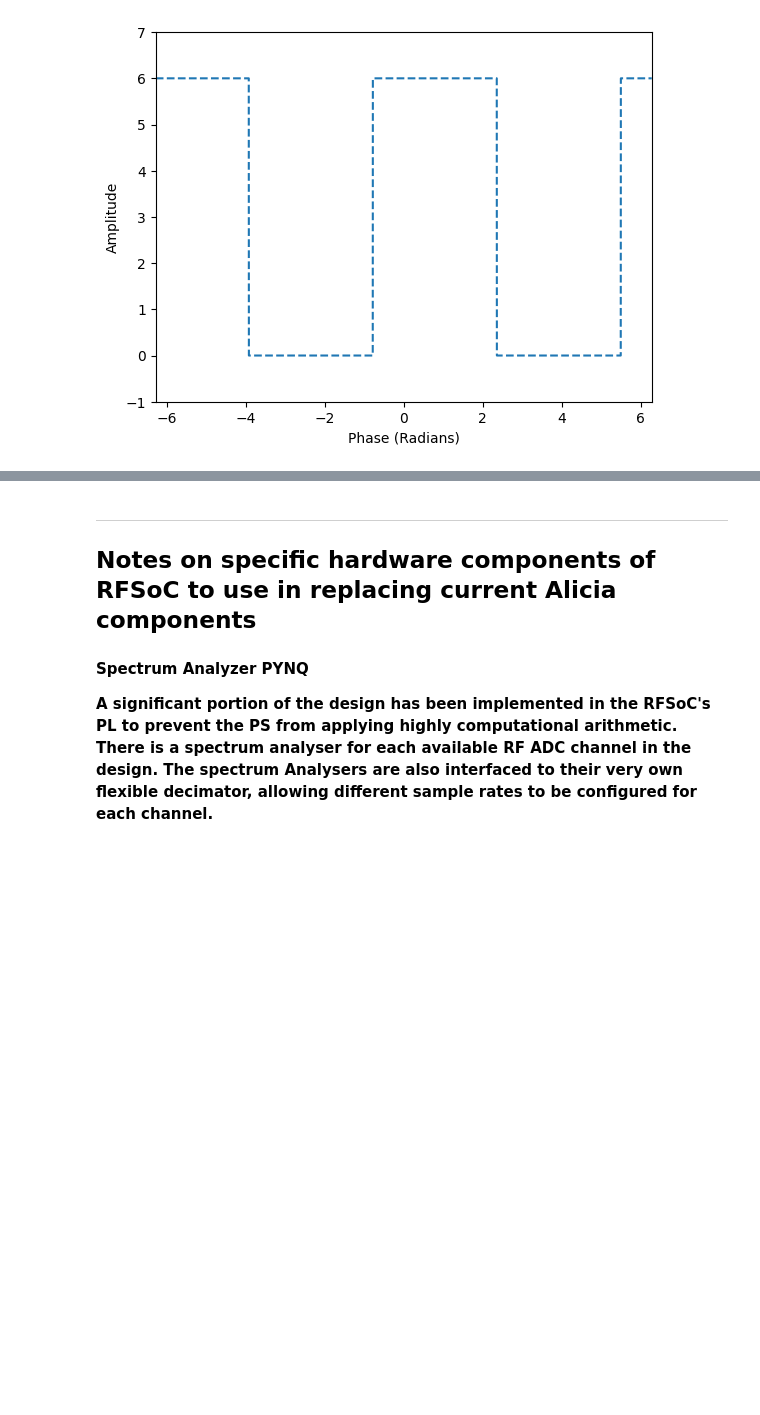
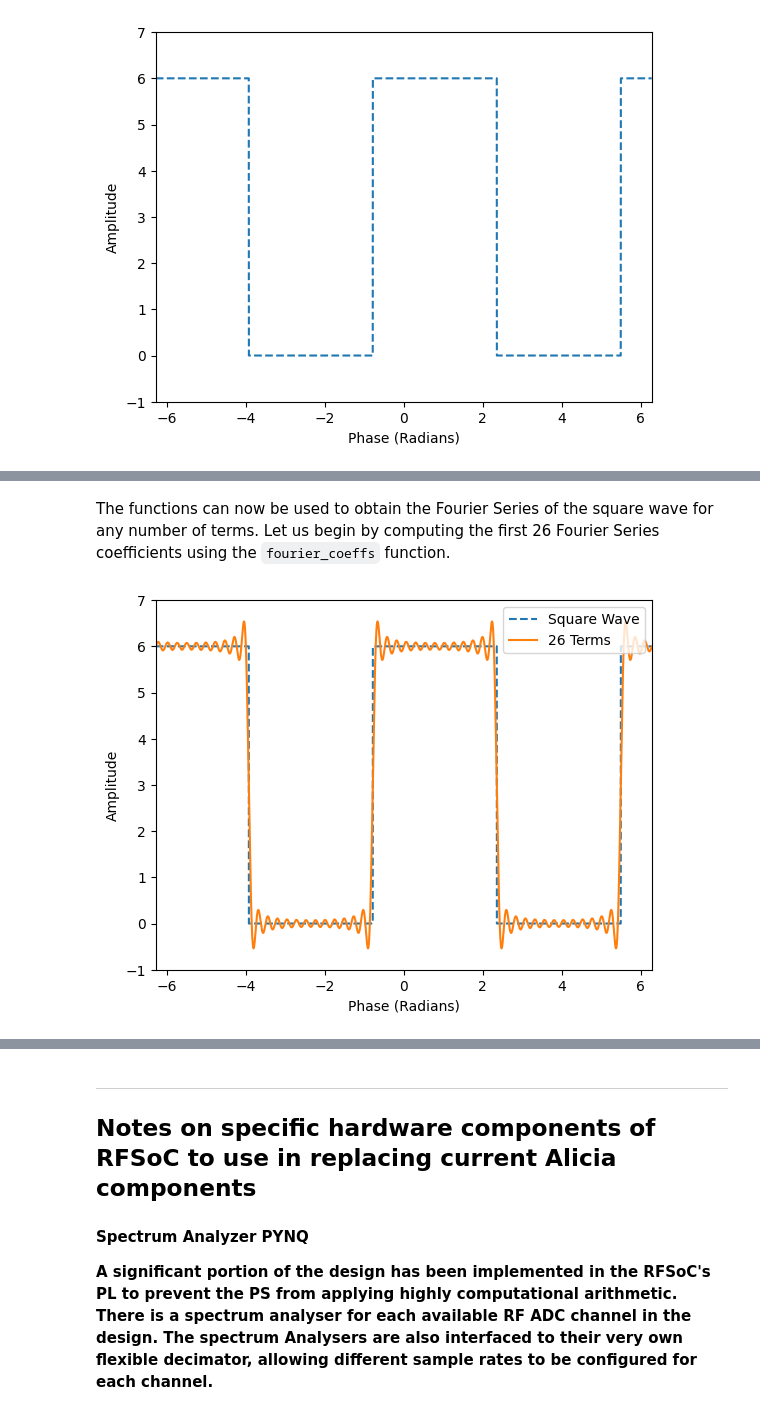
Before and after one commit to CourseChat/2024-DFOS-Curriculum, a Jupyter notebook: 2024-DFOS-Curriculum.ipynb, the cells around one changed output, grey strips where cells are left out. Drawn from its saved outputs; the diff is of its cells as text; code cells hidden in the pictures; blank space fills up the shorter version.

```diff
--- a/2024-DFOS-Curriculum.ipynb
+++ b/2024-DFOS-Curriculum.ipynb
@@ -519,0 +395,43 @@ plt.show()
+# %%
+def gcos(x, g, n):
+    return g(x)*np.cos(n*x)
+
+def gsin(x, g, n):
+    return g(x)*np.sin(n*x)
+
+g = squarewave
+n = 1
+a1 = integrate.quad(gcos, -np.pi, np.pi, args=(g, n))[0]/(np.pi)
+b1 = integrate.quad(gsin, -np.pi, np.pi, args=(g, n))[0]/(np.pi)
+# %%
+def fourier_coeffs(x, g, n, a=-np.pi, b=np.pi):
+    an, bn = np.zeros(n), np.zeros(n)
+    a0 = integrate.quad(g, a, b)[0]/(b-a)
+    for i in range(1, n + 1):
+        an[i-1] = integrate.quad(gcos, a, b, args=(g, i))[0]*2/(b-a)
+        bn[i-1] = integrate.quad(gsin, a, b, args=(g, i))[0]*2/(b-a)
+    return a0, an, bn
+# %%
+def fourier_sum(x, a0, an, bn, n=None):
+    if n == None or n > len(an):
+        n = len(an)
+    s = np.ones(len(x))*a0
+    for i in range(1, n + 1):
+        s += an[i-1]*np.cos(i*x) + bn[i-1]*np.sin(i*x)
+    return s
+# %% [markdown]
+The functions can now be used to obtain the Fourier Series of the square wave for any number of terms. Let us begin by computing the first 26 Fourier Series coefficients using the `fourier_coeffs` function.
+# %%
+a0, an, bn = fourier_coeffs(x, squarewave, n=26)
+# %%
+s = fourier_sum(x, a0, an, bn, n=26)
+plt.plot(x, squarewave(x), label='Square Wave', linestyle='dashed')
+plt.plot(x, s, label='26 Terms')
+plt.ylim([-1, 7])
+plt.xlim([-2*np.pi, 2*np.pi])
+plt.legend(loc='upper right')
+plt.xlabel('Phase (Radians)')
+plt.ylabel('Amplitude')
+plt.show()
+# %% [output]
+[figure, added]
```
Also changed, not shown: parts of 22 cells of this notebook.
